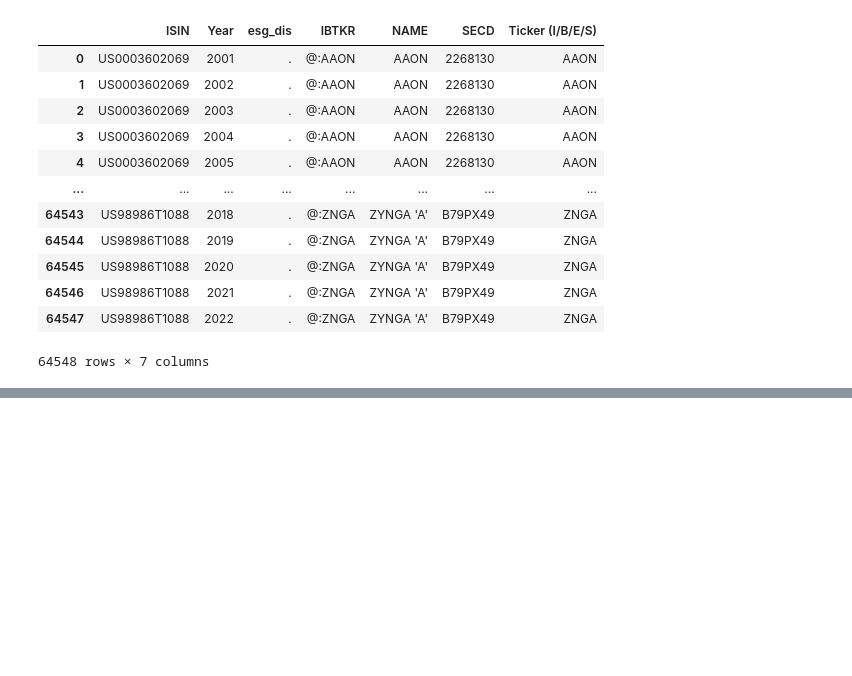
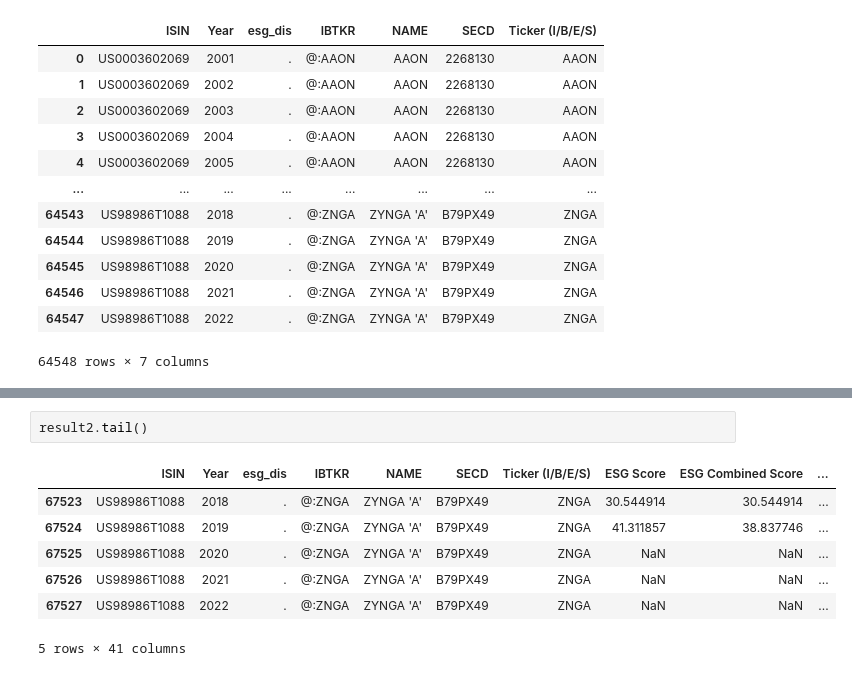
Before and after one commit to Rizwanhcc/CSR, a Jupyter notebook: test.ipynb, the cells around one changed output, grey strips where cells are left out. Saved outputs shown, nothing was run; the diff lists cells and outputs as text; blank space fills up the shorter version.

```diff
--- a/test.ipynb
+++ b/test.ipynb
@@ -74,0 +149,10 @@ result
+# %%
+result2.tail()
+# %% [output]
+|  | ISIN | Year | esg_dis | IBTKR | NAME | SECD | Ticker (I/B/E/S) | ESG Score | ESG Combined Score | ... |
+| 67523 | US98986T1088 | 2018 | . | @:ZNGA | ZYNGA 'A' | B79PX49 | ZNGA | 30.544914 | 30.544914 | ... |
+| 67524 | US98986T1088 | 2019 | . | @:ZNGA | ZYNGA 'A' | B79PX49 | ZNGA | 41.311857 | 38.837746 | ... |
+| 67525 | US98986T1088 | 2020 | . | @:ZNGA | ZYNGA 'A' | B79PX49 | ZNGA | NaN | NaN | ... |
+| 67526 | US98986T1088 | 2021 | . | @:ZNGA | ZYNGA 'A' | B79PX49 | ZNGA | NaN | NaN | ... |
+| 67527 | US98986T1088 | 2022 | . | @:ZNGA | ZYNGA 'A' | B79PX49 | ZNGA | NaN | NaN | ... |
+5 rows × 41 columns
```
Also changed, not shown: parts of 28 cells of this notebook.
